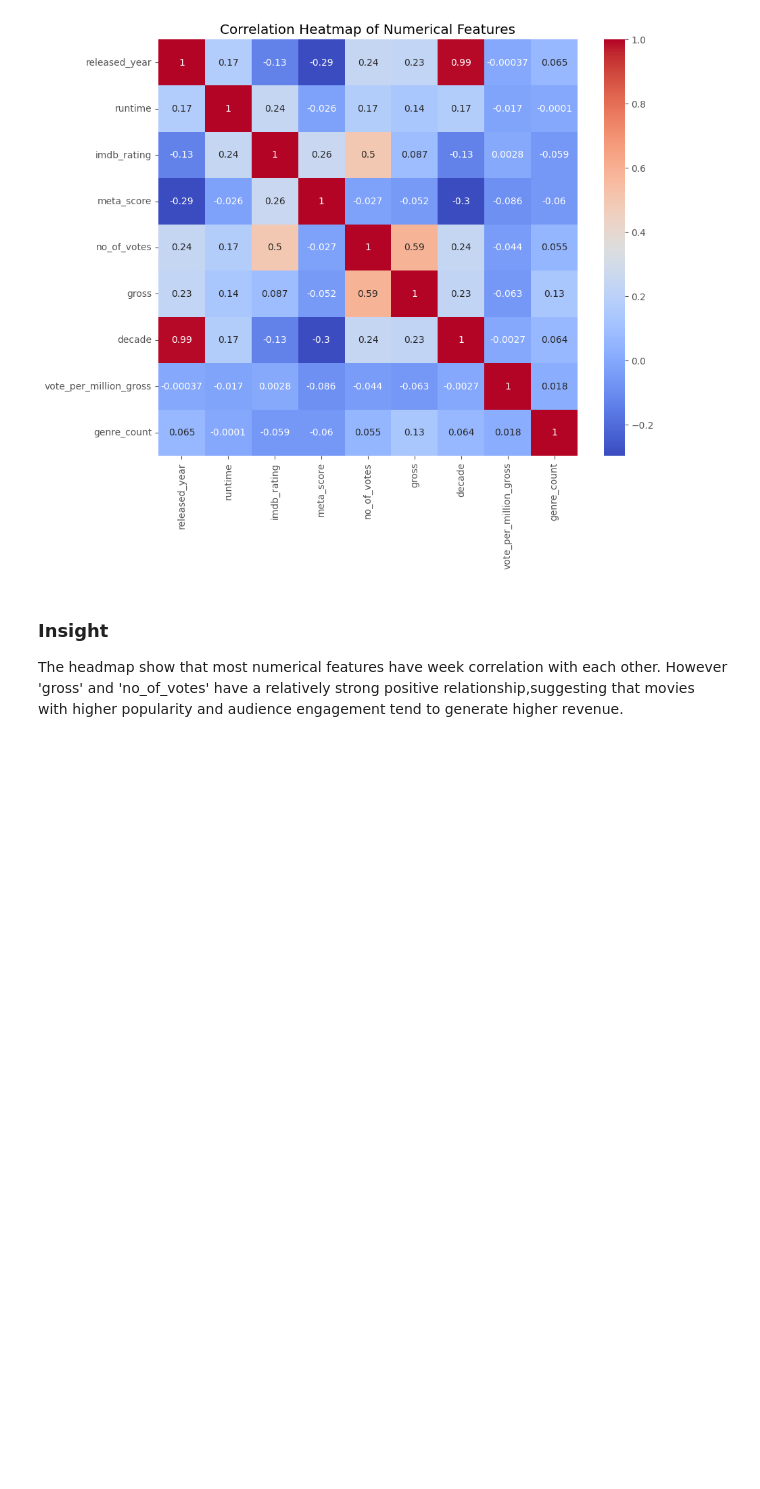
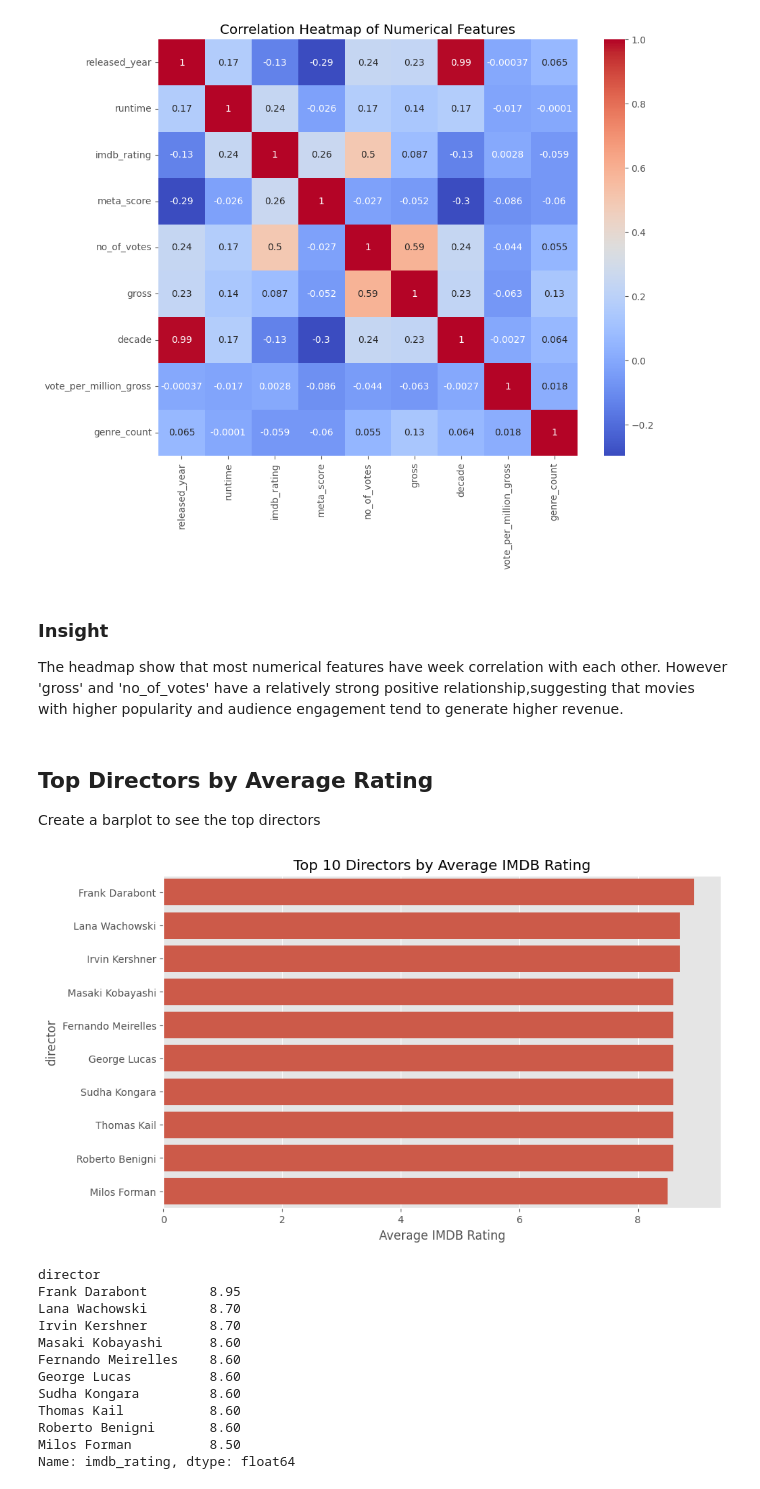
Before and after one commit to MahdiYaqobi/imdb-data-cleaning-project, a Jupyter notebook: notebooks/data-cleaning.ipynb, the cells around one changed output. Drawn from its saved outputs; the diff is of its cells as text; code cells hidden in the pictures; blank space fills up the shorter version.

Commit message:
Complete IMDb EDA project

```diff
--- a/notebooks/data-cleaning.ipynb
+++ b/notebooks/data-cleaning.ipynb
@@ -331,3 +331,30 @@ plt.show()
 
 The headmap show that most numerical features have week correlation with each other.
 However 'gross' and 'no_of_votes' have a relatively strong positive relationship,suggesting that movies with higher popularity and audience engagement tend to generate higher revenue.
+# %% [markdown]
+## Top Directors by Average Rating
+
+Create a barplot to see the top directors
+# %%
+# bar plot of top 10 directors by average IMDB rating
+top_directors = df.groupby('director')['imdb_rating'].mean().sort_values(ascending=False).head(10)
+plt.figure(figsize=(10,6))
+sns.barplot(x=top_directors.values, y=top_directors.index)
+plt.title('Top 10 Directors by Average IMDB Rating')
+plt.xlabel('Average IMDB Rating')
+plt.show()
+top_directors
+# %% [output]
+[figure, added]
+director
+Frank Darabont        8.95
+Lana Wachowski        8.70
+Irvin Kershner        8.70
+Masaki Kobayashi      8.60
+Fernando Meirelles    8.60
+George Lucas          8.60
+Sudha Kongara         8.60
+Thomas Kail           8.60
+Roberto Benigni       8.60
+Milos Forman          8.50
+Name: imdb_rating, dtype: float64
```
Also changed, not shown: parts of 10 cells of this notebook, 6 other files.
